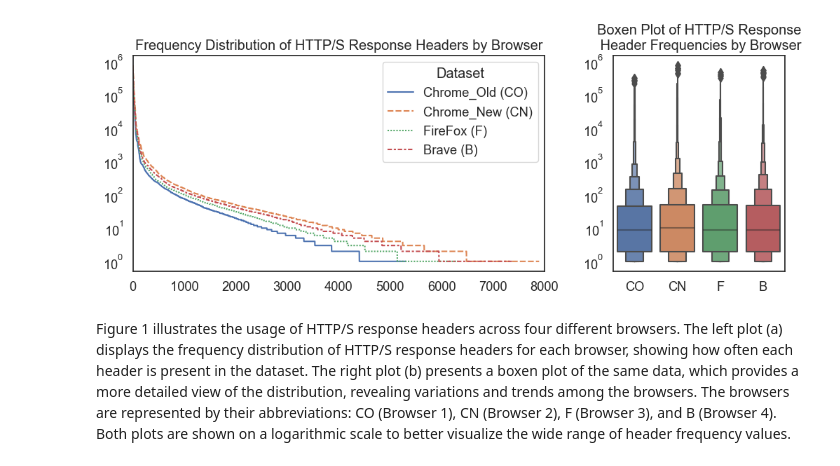
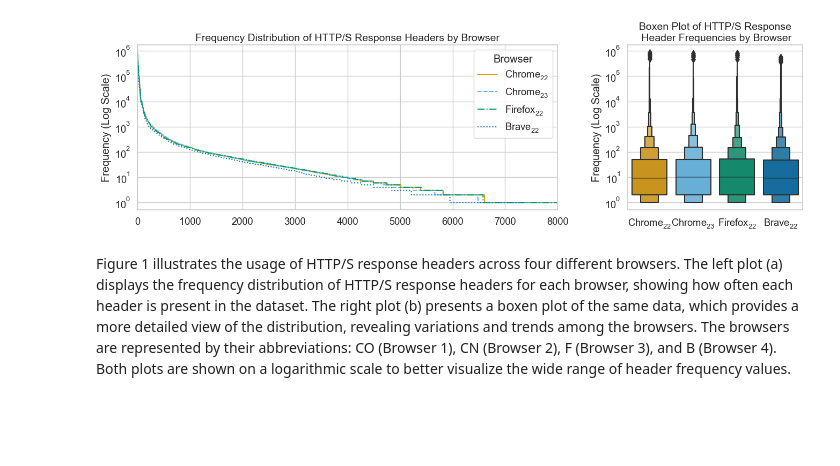
Before and after one commit to wolfrieder/http-response-classifier, a Jupyter notebook: notebooks/visualizations.ipynb, the cells around one changed output. Saved outputs shown, nothing was run; the diff lists cells and outputs as text; code cells hidden in the pictures; blank space fills up the shorter version.

```diff
--- a/notebooks/visualizations.ipynb
+++ b/notebooks/visualizations.ipynb
@@ -53,4 +157,4 @@ a = pd.DataFrame([chrome_old_values_count, chrome_new_values_count, firefox_valu
 # %%
-# a.replace(np.nan, 0, inplace=True)
+a.replace(np.nan, 0, inplace=True)
 # %%
 a.rename(columns={0: 'chrome_old', 1: 'chrome_new', 2: 'firefox', 3: 'brave'}, inplace=True)
@@ -89,0 +201,2 @@ plt.yscale('log')
+# %%
+a.drop(['measurement'], axis=1, inplace=True)
@@ -90,30 +270,45 @@ plt.yscale('log')
 # %%
-sns.set_theme(style="white", font_scale=1.2)
-fig = plt.figure(figsize=(12, 4))
+sns.set_theme(style="whitegrid", font_scale=1.2)
+fig = plt.figure(figsize=(16, 4))
 grid = plt.GridSpec(1, 3, wspace=0.4)  # Add wspace for space between plots
-
+plt.rcParams.update({'mathtext.default': 'regular'})
 # Line plot
 ax1 = fig.add_subplot(grid[0, :2])
-sns.lineplot(data=a, ax=ax1)  # Assuming 'a' is the dataset for the line plot
+linestyles = ['-', '--', '-.', ':', '-', '--', '-.']
+colors = ["#E69F00", "#56B4E9", "#009E73", "#0072B2", "#D55E00", "#CC79A7", "#F0E442"]
+labels = ['$Chrome_{22}$', '$Chrome_{23}$', '$Firefox_{22}$', '$Brave_{22}$']
+
+# Assuming 'a' is structured with columns for each browser:
+for idx, browser in enumerate(a.columns):
+    sns.lineplot(data=a, x=a.index, y=browser, ax=ax1, linestyle=linestyles[idx], color=colors[idx], label=labels[idx]) # Assuming 'a' is the dataset for the line plot
 ax1.set_yscale('log')
+ax1.set_ylabel('Frequency (Log Scale)')
 ax1.set_xlim(0, 8000)
-ax1.set_title("Frequency Distribution of HTTP/S Response Headers by Browser")
+ax1.set_title("Frequency Distribution of HTTP/S Response Headers by Browser", fontsize=14)
+ax1.legend(loc="upper right", title="Browser")
 
 # Catplot (boxen plot)
 ax2 = fig.add_subplot(grid[0, 2])
-sns.boxenplot(data=a, ax=ax2)  # Assuming 'a' is the dataset for the boxen plot
+sns.boxenplot(data=a, ax=ax2, palette=["#E69F00", "#56B4E9", "#009E73", "#0072B2", "#D55E00", "#CC79A7", "#F0E442"])  # Assuming 'a' is the dataset for the boxen plot
 ax2.set_yscale('log')
-ax2.set_title("Boxen Plot of HTTP/S Response\n Header Frequencies by Browser")  # Replace with your desired title
-xticklabels = ['CO', 'CN', 'F', 'B']
+ax2.set_title("Boxen Plot of HTTP/S Response\n Header Frequencies by Browser", fontsize=14)
+ax2.set_ylabel('Frequency (Log Scale)')
+xticklabels = labels
+# ax2.set_yticklabels([])
 ax2.set_xticklabels(xticklabels)
 
-# Legend
-handles, labels = ax1.get_legend_handles_labels()
-new_labels = ['Chrome_Old (CO)', 'Chrome_New (CN)', 'FireFox (F)', 'Brave (B)']
-ax1.legend(handles, new_labels, loc="upper right", title="Browser")
+# Bar plot with error bars
+# ax3 = fig.add_subplot(grid[0, 3])
+# sns.barplot(data=a, ax=ax3, capsize=0.1, palette=["#E69F00", "#56B4E9", "#009E73", "#0072B2", "#D55E00", "#CC79A7", "#F0E442"])
+# ax3.set_yscale('log')
+# ax3.set_yticks(ax1.get_yticks())  # Use the same y-ticks as ax1
+# ax3.set_yticklabels(ax1.get_yticklabels())
+# ax3.set_ylabel('Average Frequency (Log Scale)')
+# ax3.set_title("Average Frequency of HTTP/S Response\n Headers by Browser with Error Bars", fontsize=14)
 
+plt.savefig('headers_frequency.pdf', bbox_inches='tight')
 plt.show()
 # %% [output]
-[figure, old version]
+[figure, new version]
 # %% [markdown]
 Figure 1 illustrates the usage of HTTP/S response headers across four different browsers. The left plot (a) displays the frequency distribution of HTTP/S response headers for each browser, showing how often each header is present in the dataset. The right plot (b) presents a boxen plot of the same data, which provides a more detailed view of the distribution, revealing variations and trends among the browsers. The browsers are represented by their abbreviations: CO (Browser 1), CN (Browser 2), F (Browser 3), and B (Browser 4). Both plots are shown on a logarithmic scale to better visualize the wide range of header frequency values.
```
Also changed, not shown: parts of 65 cells of this notebook, 14 other files.
